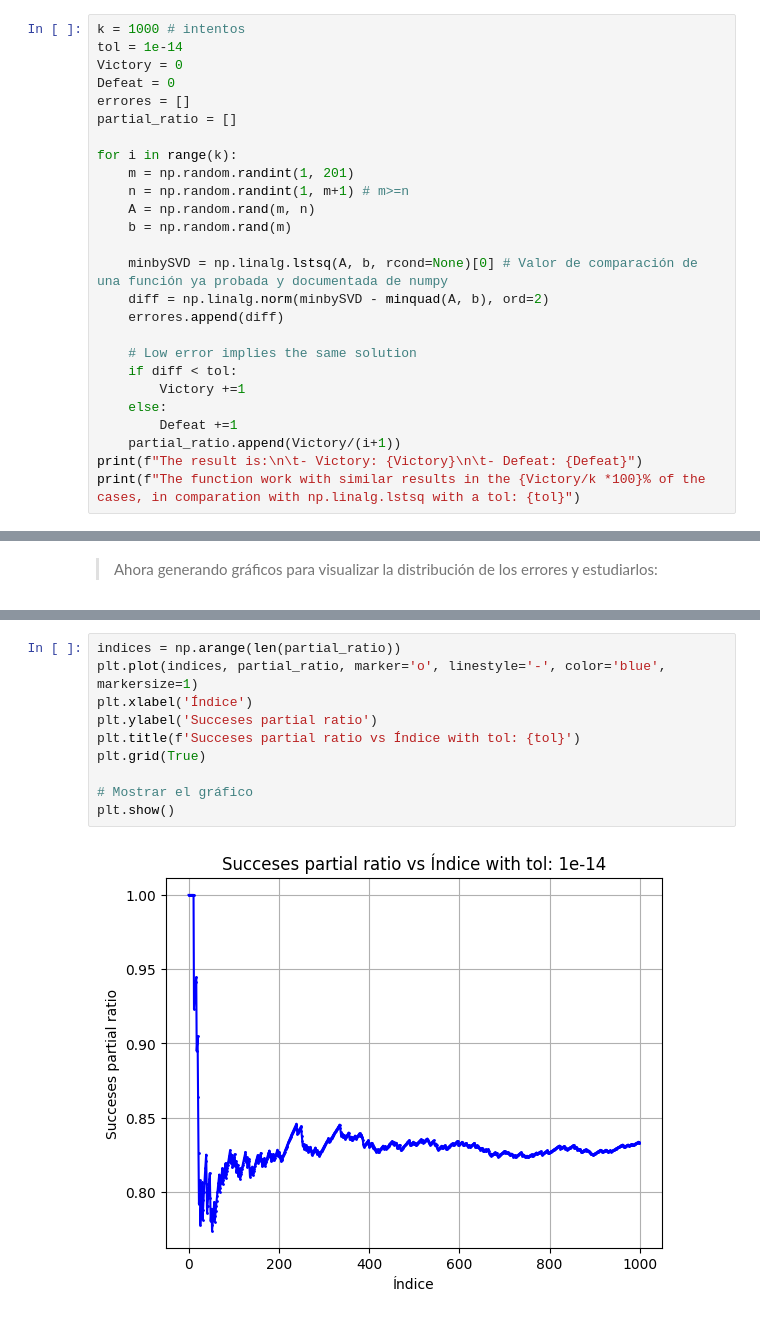
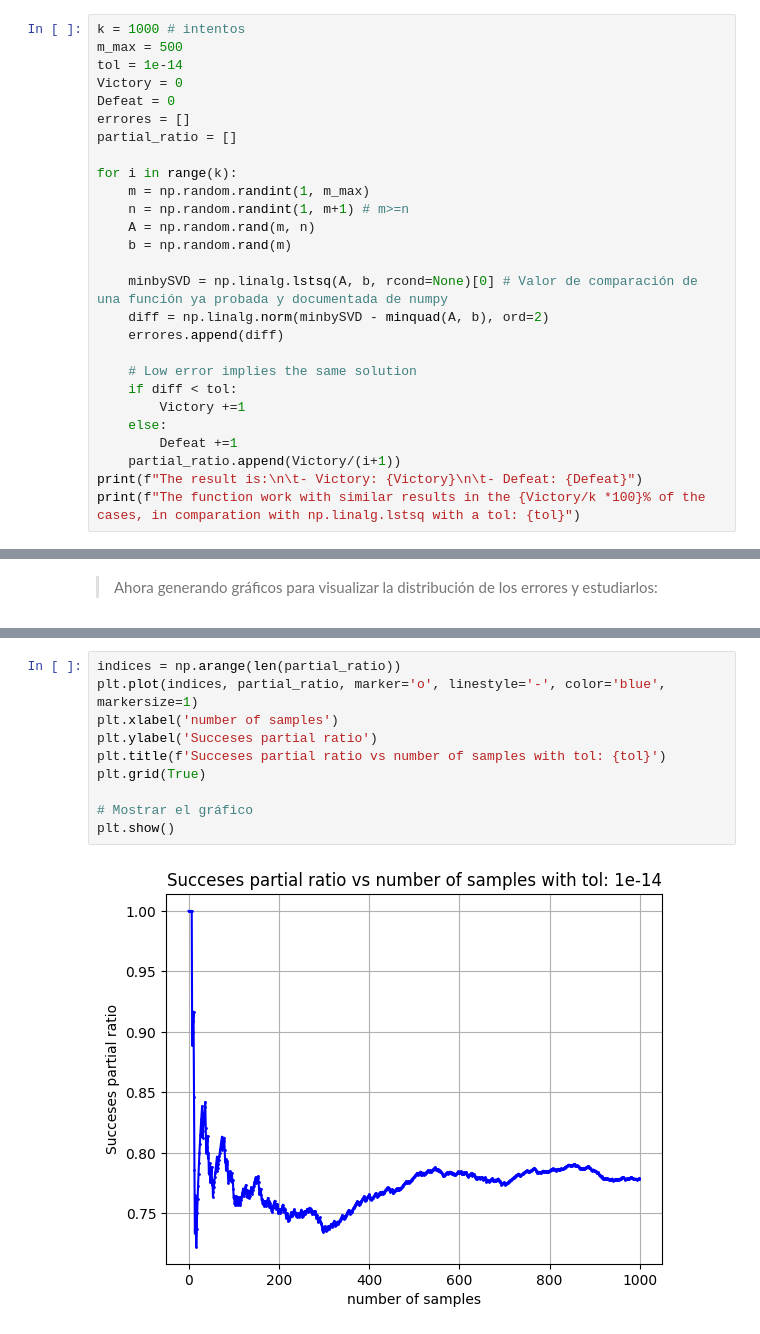
Before and after one commit to Darkrayyss/Tarea-1-Numerical-Analysis-II, a Jupyter notebook: Entregable_Informe1_Diego_Astaburuaga .ipynb, the cells around one changed output, grey strips where cells are left out. Saved outputs shown, nothing was run; the diff lists cells and outputs as text.

```diff
--- a/Entregable_Informe1_Diego_Astaburuaga .ipynb
+++ b/Entregable_Informe1_Diego_Astaburuaga .ipynb
@@ -279,6 +279,7 @@ y:
 > A continuación se presentan los errores en varios intentos, donde el error se calcula como la norma de la diferencia entre la solución de mínimos cuadrados calculada siguiendo el trabajo indicado por el laboratorio y la entregada mediante funciones documentadas y probadas de la librería Numpy. Por lo tanto se evaluará si el código creado funciona mediante comparar su resultado con una función ya probada y establecida que resuelve utilizando descomposición SVD.
 # %%
 k = 1000 # intentos
+m_max = 500
 tol = 1e-14
 Victory = 0
 Defeat = 0
@@ -286,7 +287,7 @@ errores = []
 partial_ratio = []
 
 for i in range(k):
-    m = np.random.randint(1, 201)
+    m = np.random.randint(1, m_max)
     n = np.random.randint(1, m+1) # m>=n
     A = np.random.rand(m, n)
     b = np.random.rand(m)
@@ -328,15 +329,15 @@ max    9.323601e-12
 # %%
 indices = np.arange(len(partial_ratio))
 plt.plot(indices, partial_ratio, marker='o', linestyle='-', color='blue', markersize=1)
-plt.xlabel('Índice')
+plt.xlabel('number of samples')
 plt.ylabel('Succeses partial ratio')
-plt.title(f'Succeses partial ratio vs Índice with tol: {tol}')
+plt.title(f'Succeses partial ratio vs number of samples with tol: {tol}')
 plt.grid(True)
 
 # Mostrar el gráfico
 plt.show()
 # %% [output]
-[figure, old version]
+[figure, new version]
 # %%
 # Crear figura y ejes
 fig, ax = plt.subplots()
```
Also changed, not shown: parts of 4 cells of this notebook.
